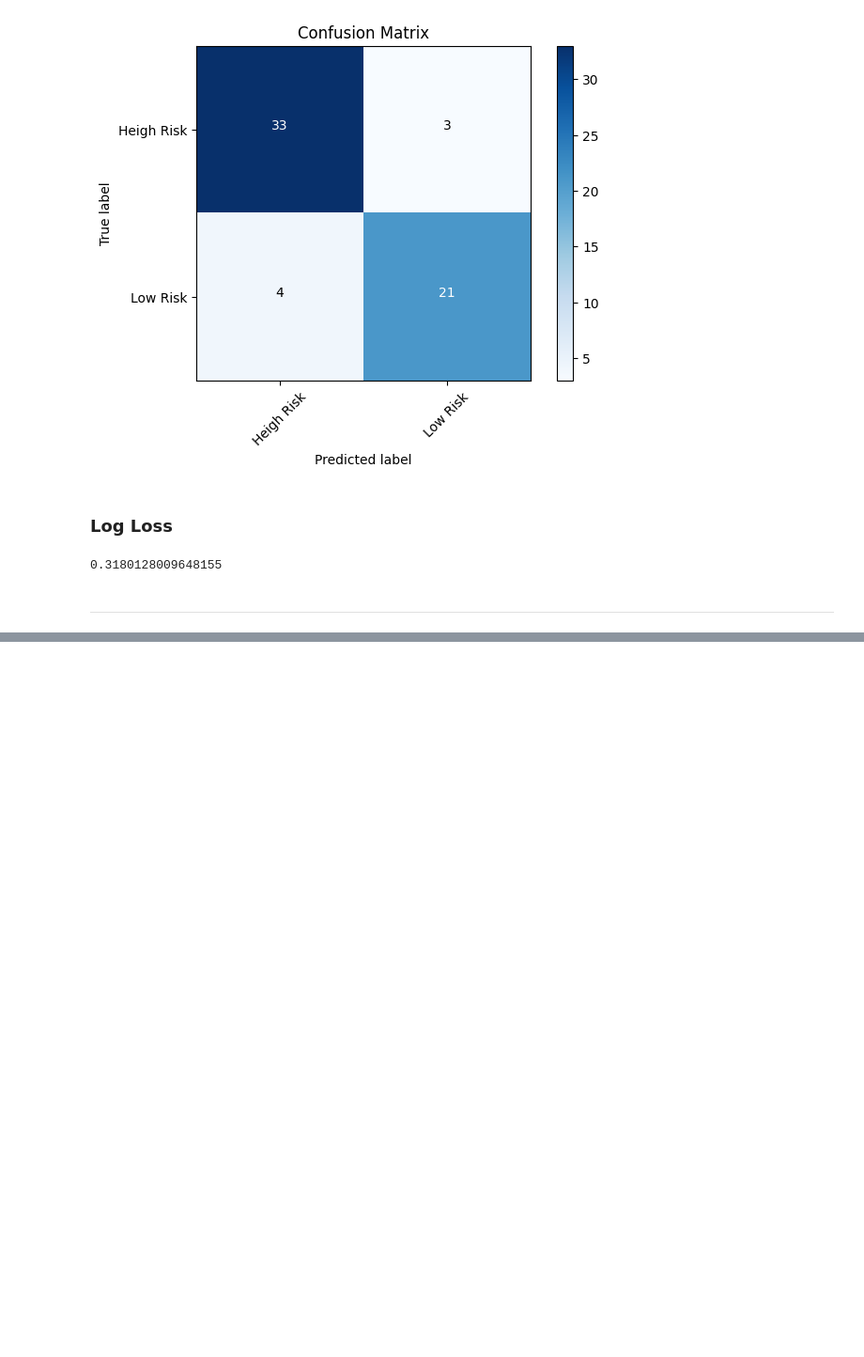
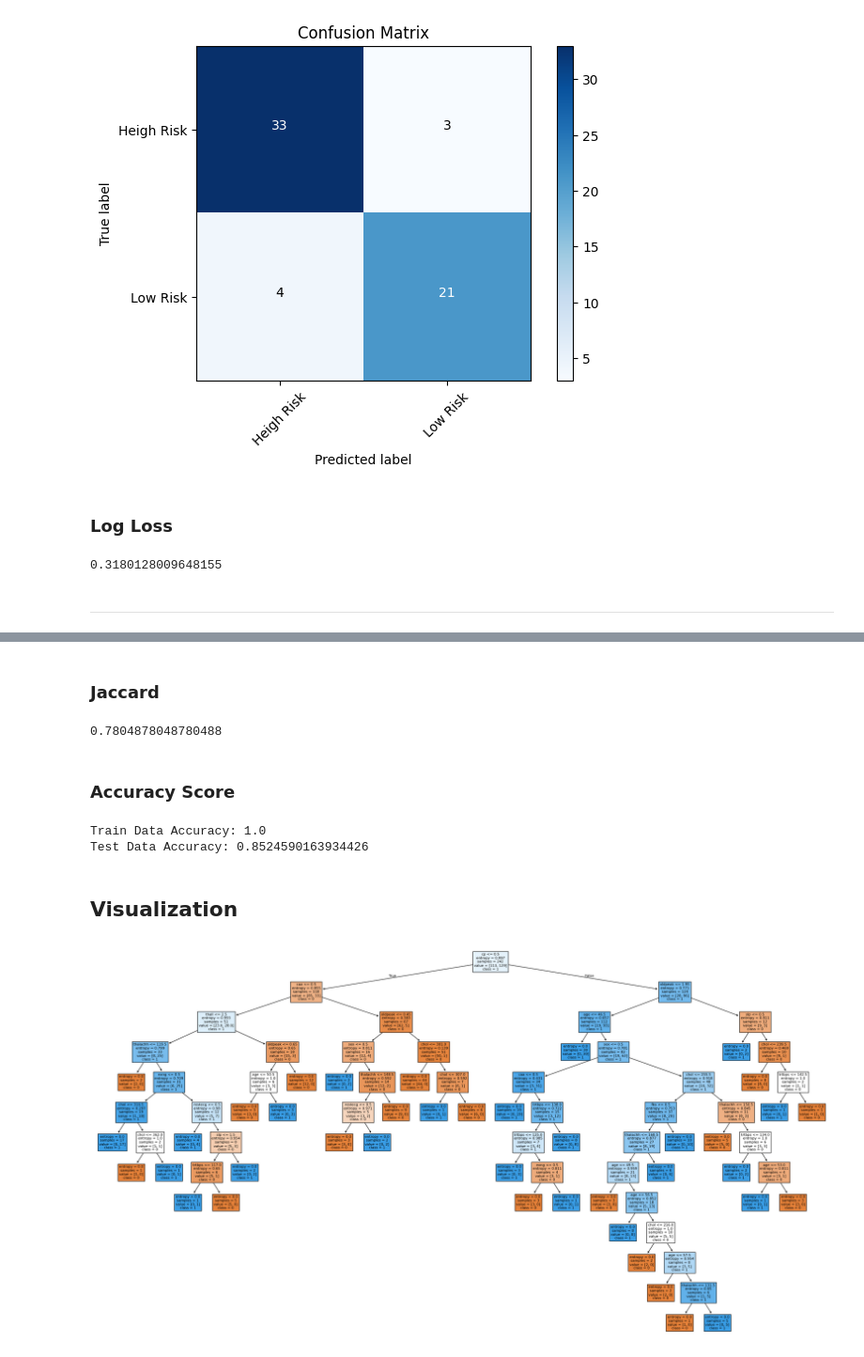
Before and after one commit to amir-azimi-dev/Machine-Learning, a Jupyter notebook: Classification/project/project.ipynb, the cells around one changed output, grey strips where cells are left out. Shown: that part at 94% size. Drawn from its saved outputs; the diff is of its cells as text; code cells hidden in the pictures; blank space fills up the shorter version.

```diff
--- a/Classification/project/project.ipynb
+++ b/Classification/project/project.ipynb
@@ -244,0 +251,3 @@ log_loss(y_test, predicted_y_probability)
+# %%
+df = pd.read_csv("heart.csv")
+df.head()
@@ -244,0 +263,5 @@ log_loss(y_test, predicted_y_probability)
+# %%
+print(df.columns)
+
+x_data = df[["age", "sex", "cp", "trtbps", "chol", "fbs", "restecg", "thalachh", "exng", "oldpeak", "slp", "caa", "thall"]]
+y_data = df["output"]
@@ -244,0 +274,7 @@ log_loss(y_test, predicted_y_probability)
+# %%
+from sklearn.model_selection import train_test_split
+
+x_train, x_test, y_train, y_test = train_test_split(x_data, y_data, test_size=0.2, random_state=4)
+
+print(f"Train Data: x: {x_train.shape}, y: {y_train.shape}")
+print(f"Test Data: x: {x_test.shape}, y: {y_test.shape}")
@@ -244,0 +286,10 @@ log_loss(y_test, predicted_y_probability)
+# %%
+from sklearn.tree import DecisionTreeClassifier
+
+heart_attack_tree = DecisionTreeClassifier(criterion="entropy")
+heart_attack_tree.fit(x_train, y_train)
+
+predicted_y = heart_attack_tree.predict(x_test)
+
+print(f"Actual Data: {y_test.to_numpy()[0:5]}")
+print(f"Predicted Data: {predicted_y[0:5]}")
@@ -244,0 +301,31 @@ log_loss(y_test, predicted_y_probability)
+# %% [markdown]
+### Jaccard
+# %%
+from sklearn.metrics import  jaccard_score
+jaccard_score(predicted_y, y_test)
+# %% [output]
+0.7804878048780488
+# %% [markdown]
+### Accuracy Score
+# %%
+from sklearn.metrics import accuracy_score
+
+predicted_y_train = heart_attack_tree.predict(x_train)
+predicted_y_test = heart_attack_tree.predict(x_test)
+
+print(f"Train Data Accuracy: {accuracy_score(y_train, predicted_y_train)}")
+print(f"Test Data Accuracy: {accuracy_score(y_test, predicted_y_test)}")
+# %% [output]
+Train Data Accuracy: 1.0
+Test Data Accuracy: 0.8524590163934426
+# %% [markdown]
+## Visualization
+# %%
+from sklearn import tree
+
+plt.figure(figsize=(30, 16))
+tree.plot_tree(heart_attack_tree, feature_names=df.columns[0:13], class_names=np.unique(y_train).astype(str), filled=True)
+
+plt.show()
+# %% [output]
+[figure, added]
```
Also changed, not shown: parts of 15 cells of this notebook, 2 other files.
